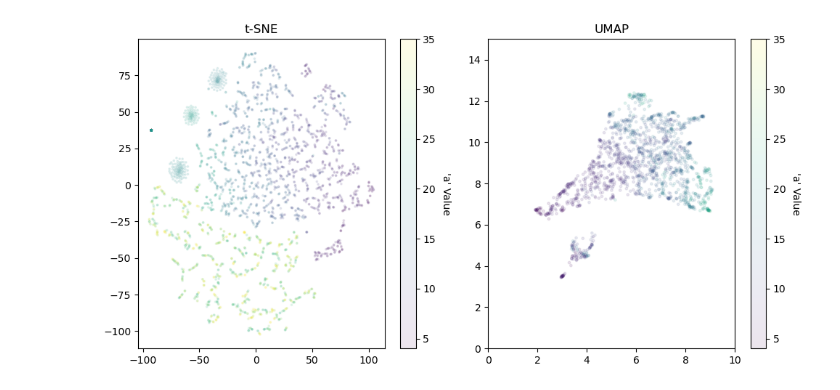
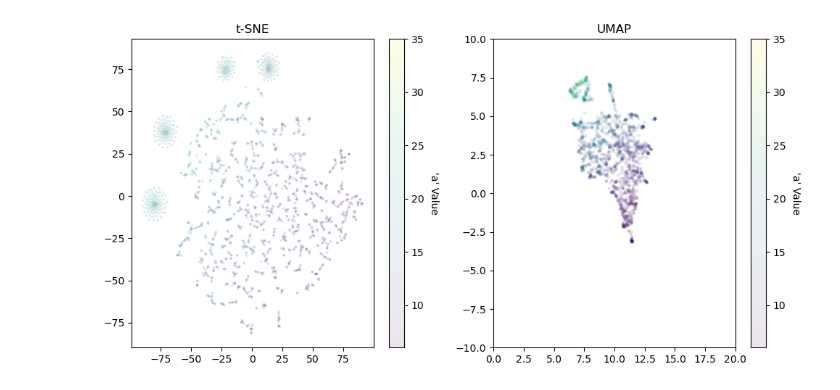
Before and after one commit to ckarfusehr/dipid_shell_simulation, a Jupyter notebook: simulation_analysis_tsne_umpa.ipynb, the cells around one changed output. Cells and saved outputs as stored; diff of their text form; code cells hidden in the pictures.

```diff
--- a/simulation_analysis_tsne_umpa.ipynb
+++ b/simulation_analysis_tsne_umpa.ipynb
@@ -97,8 +97,28 @@ def extract_features_from_simulations(input_folder):
         try:
             filename_str = filepath.name
             sim_instance = MolecularDynamicsSimulation.load_state(filepath)
+
             last_state = sim_instance.state_trajectory[-1]
+
+            # Positions and topology
             positions = last_state['positions'][:, 0, :]
+            topology = last_state['topology']
+
+            degree_counts = {f"nodes_{d}": 0 for d in range(1, 12 + 1)}
+            for node in topology.nodes():
+                deg = topology.degree(node)
+                if deg < 12:
+                    degree_counts[f"nodes_{deg}"] += 1
+                else:
+                    degree_counts[f"nodes_{12}"] += 1
+
+
+            cond_1 = sim_instance.is_closed_surface() | degree_counts["nodes_6"] >2000
+            cond_2 = (degree_counts["nodes_4"]/degree_counts["nodes_6"]) <= 0.07 # Sometimes the is_closed_surface is not sufficient. But in these cases, the fraction of Nodes of degree 4 is very high.
+            valid_container = cond_1 and cond_2
+
+            if not valid_container:
+                continue
 
             # Extract features
             features = extract_features(positions)
@@ -187,34 +217,34 @@ def plot_dimensionality_reduction(tsne_result, umap_result, a_values, output_fol
     """
     a_min, a_max = min(a_values), max(a_values)
 
     plt.figure(figsize=(10, 5))
     # Plot t-SNE results
     plt.subplot(1, 2, 1)
     scatter = plt.scatter(tsne_result[:, 0], tsne_result[:, 1], c=a_values, cmap=cmap, s=3, alpha=alpha)
     cbar = plt.colorbar(scatter)
     cbar.set_label("'a' Value", rotation=270, labelpad=15)
     cbar.set_alpha(1.0)
     #cbar.draw_all()
     plt.title("t-SNE")
 
     # Plot UMAP results
     plt.subplot(1, 2, 2)
     scatter = plt.scatter(umap_result[:, 0], umap_result[:, 1], c=a_values, cmap=cmap, s=6, alpha=alpha)
     cbar = plt.colorbar(scatter)
     cbar.set_label("'a' Value", rotation=270, labelpad=15)
     cbar.set_alpha(1.0)
     #cbar.draw_all()
     plt.title("UMAP")
-    plt.xlim(0, 10)
-    plt.ylim(0, 15)
+    plt.xlim(0, 20)
+    plt.ylim(-10, 10)
 
     plt.tight_layout()
-    output_path = Path(output_folder) / "dimensionality_reduction_scatterplots.pdf"
+    output_path = Path(output_folder) / "dimensionality_reduction_scatterplots_zoom.pdf"
     plt.savefig(output_path, dpi=300)
     plt.show()
 
 
 # Step 3: Plot Results
 plot_dimensionality_reduction(tsne_result, umap_result, a_values, output_folder, alpha=0.1, cmap='viridis')
 # %% [output]
-[figure, old version]
+[figure, new version]
```
Also changed, not shown: parts of 6 cells of this notebook, 5 other files.
